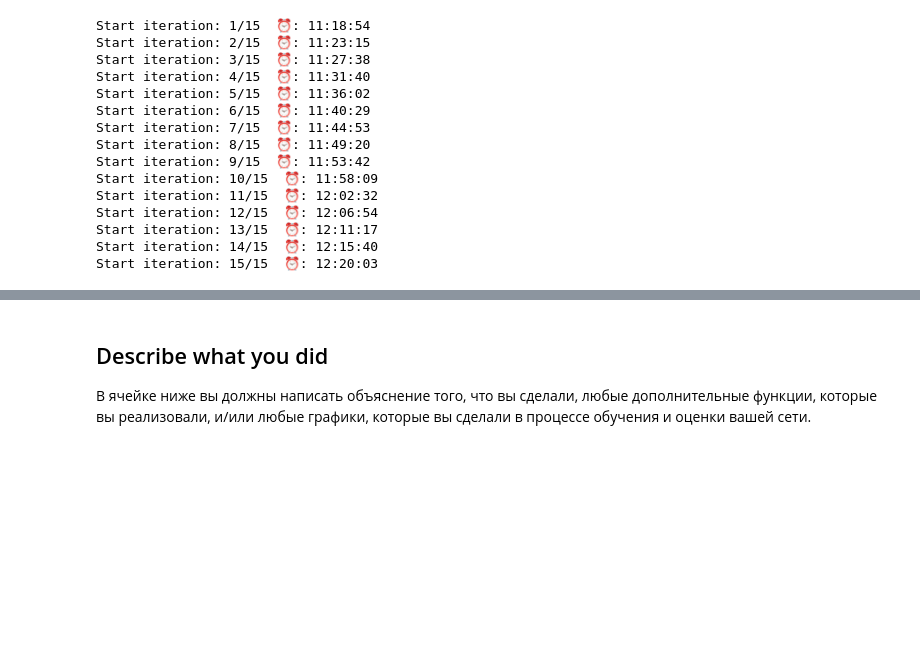
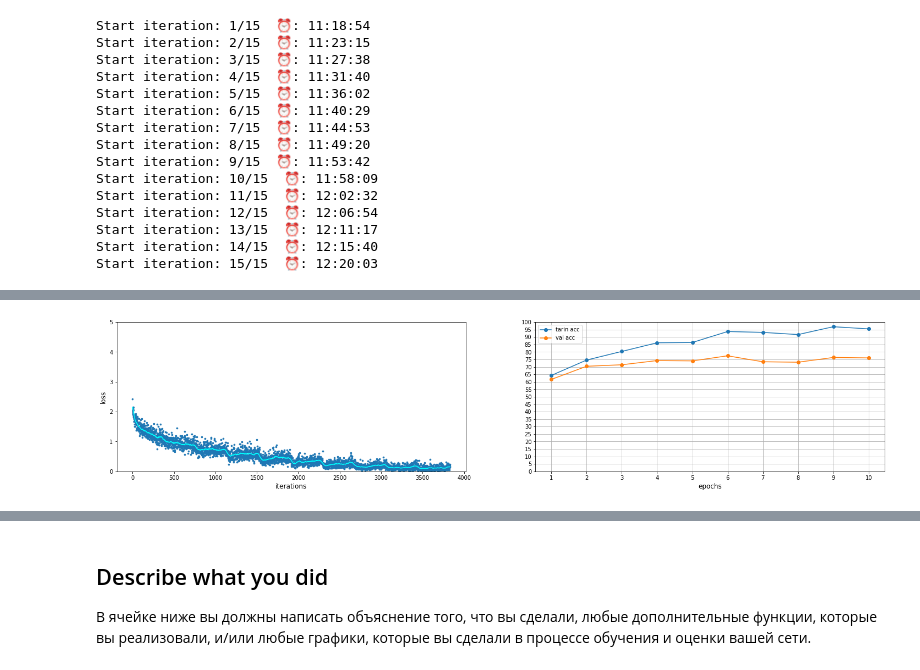
Before and after one commit to exp20/cs231n, a Jupyter notebook: assignment2/PyTorch.ipynb, the cells around one changed output, grey strips where cells are left out. Saved outputs shown, nothing was run; the diff lists cells and outputs as text; code cells hidden in the pictures; blank space fills up the shorter version.

```diff
--- a/assignment2/PyTorch.ipynb
+++ b/assignment2/PyTorch.ipynb
@@ -1941,7 +1845,6 @@ for key_arr in model_top3_arch2_info:
 # %% [markdown]
 - top 4
 # %%
-#arch.type: 2, lr: 1.868e-04, N,M : 4,2, numb.conv.filters: [16, 128, 512, 512], 	 fc.input.size: 1024, 	 fc_downscale: 0.5,
 arch_type = 2
 N = 4
 M = 2
@@ -1950,7 +1853,7 @@ fc_downscale = 0.5
 fc_h_sizes = [int(1024*fc_downscale**(i)) for i in range(0,M) ]
 
 model_top4_arch2_params = [arch_type, N, M, num_conv_filters, fc_h_sizes, fc_downscale]
-model_top4_arch2_info = random_search_loop_part2(model_top4_arch2_params, random_gridsearch_loader_train_2, my_loader_val, loader_check_train_acc_2,  num_iter = 15, train_epochs = 10)
+#model_top4_arch2_info = random_search_loop_part2(model_top4_arch2_params, random_gridsearch_loader_train_2, my_loader_val, loader_check_train_acc_2,  num_iter = 15, train_epochs = 10)
 # %% [output]
 Start iteration: 1/15  ⏰: 10:11:40
 Start iteration: 2/15  ⏰: 10:13:58
@@ -2044,0 +1976,6 @@ for key_arr in full_conv_net_info:
+# %%
+plot_model_history(model_top4_arch2_info[list(sorted_keys_top4_arch2)[0]][-3],
+                   model_top4_arch2_info[list(sorted_keys_top4_arch2)[0]][-2],
+                   model_top4_arch2_info[list(sorted_keys_top4_arch2)[0]][-1])
+# %% [output]
+[figure, added]
```
Also changed, not shown: parts of 30 cells of this notebook.
